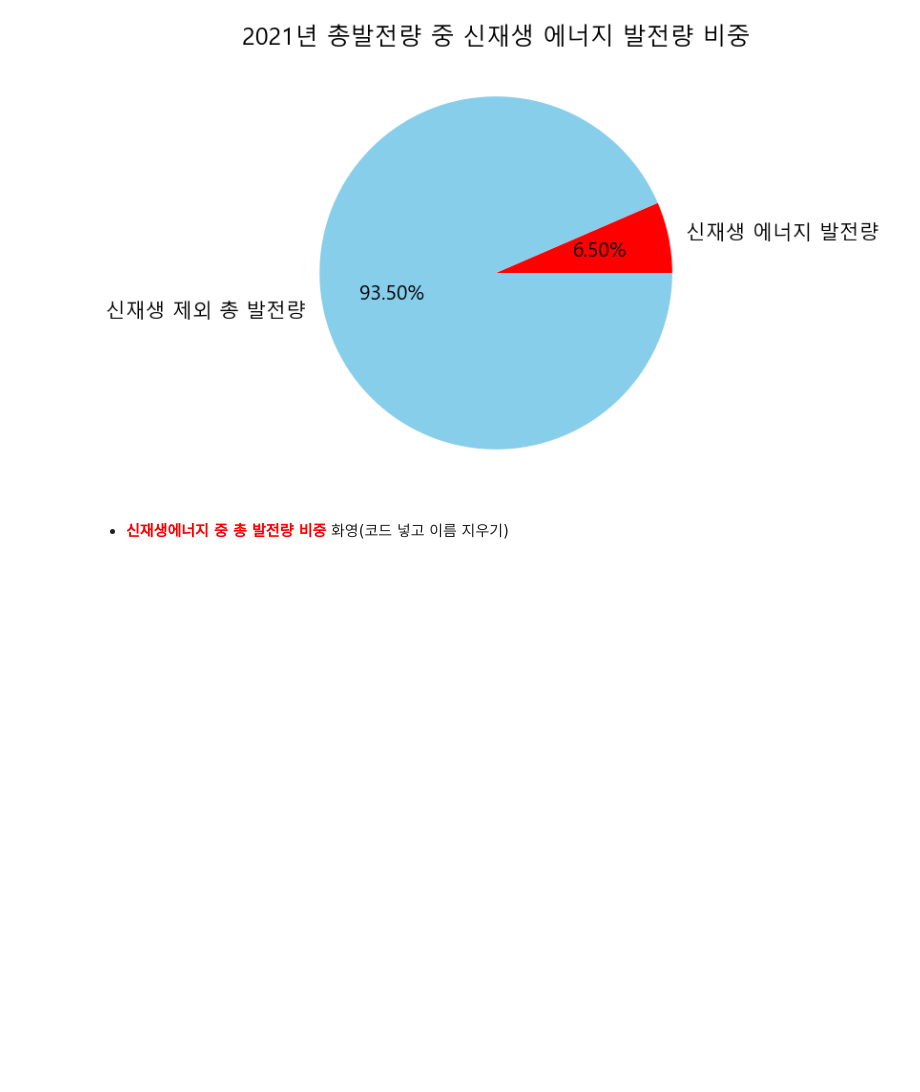
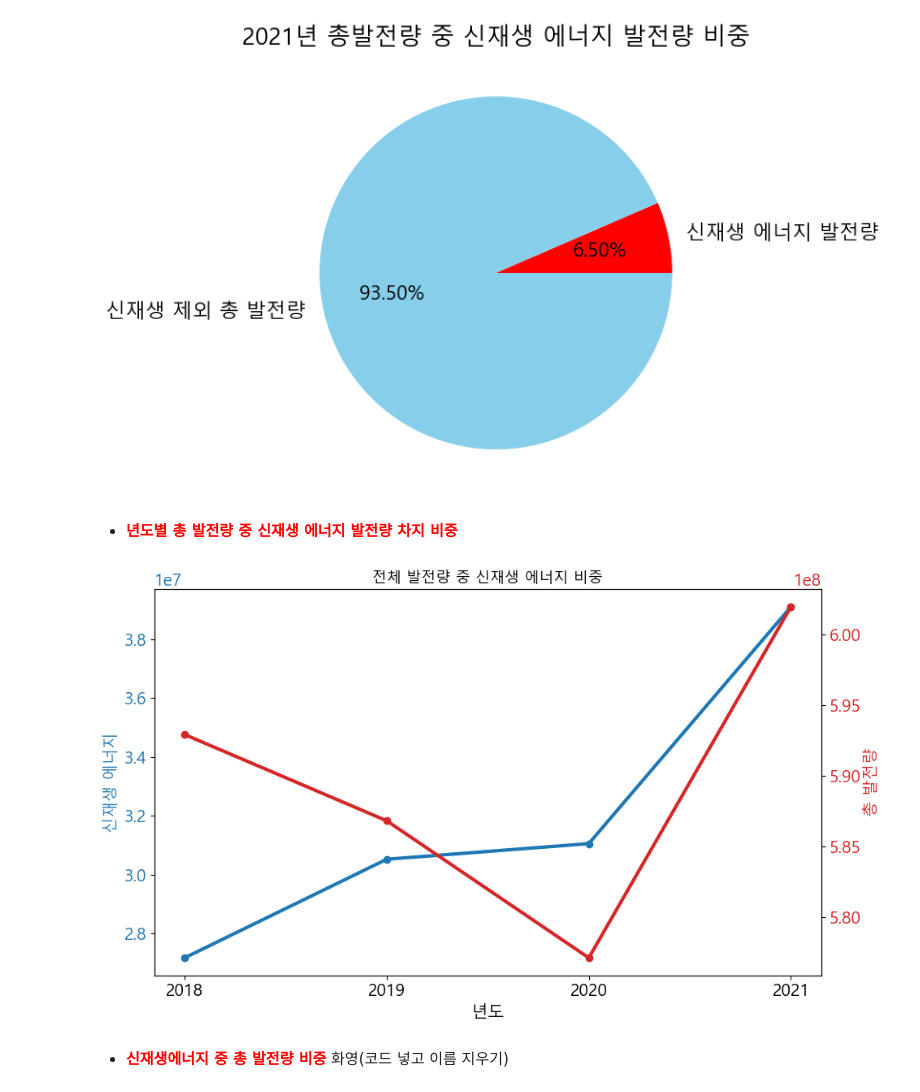
Before and after one commit to iiiiin/KEPCO-Digital-Bootcamp_sprint-1, a Jupyter notebook: Untitled-1.ipynb, the cells around one changed output. Drawn from its saved outputs; the diff is of its cells as text; code cells hidden in the pictures; blank space fills up the shorter version.

```diff
--- a/Untitled-1.ipynb
+++ b/Untitled-1.ipynb
@@ -46,6 +46,30 @@ plt.title('2021년 총발전량 중 신재생 에너지 발전량 비중')
 plt.show()
 # %% [output]
 [figure]
+# %% [markdown]
+- <span style='color:red'><b>년도별 총 발전량 중 신재생 에너지 발전량 차지 비중</b></span>
+# %%
+df = pd.read_csv('data/전체 발전량 중 신재생 에너지 비중.csv',encoding='cp949',index_col=0)
+df.index = ['2018','2019','2020','2021']
+df = df[['신재생','총발전량']]
+fig, ax1 = plt.subplots(figsize=(10,6))
+color_1 = 'tab:blue'
+ax1.set_title('전체 발전량 중 신재생 에너지 비중', fontsize=13)
+ax1.set_xlabel('년도')
+ax1.set_ylabel('신재생 에너지', fontsize=14, color=color_1)
+ax1.plot(df.index, df.신재생, marker='o', color=color_1,linewidth=3)
+ax1.tick_params(axis='y', labelcolor=color_1)
+
+ax2 = ax1.twinx()
+color_2 = 'tab:red'
+ax2.set_ylabel('총 발전량', fontsize=14, color=color_2)
+ax2.plot(df.index, df.총발전량, marker='o', color=color_2,linewidth=3)
+ax2.tick_params(axis='y', labelcolor=color_2)
+
+fig.tight_layout()
+plt.show()
+# %% [output]
+[figure, added]
 # %% [markdown]
 - <span style='color:red'><b>신재생에너지 중 총 발전량 비중</b></span> 화영(코드 넣고 이름 지우기)
 # %%
```
Also changed, not shown: parts of 18 cells of this notebook, 23 other files.
